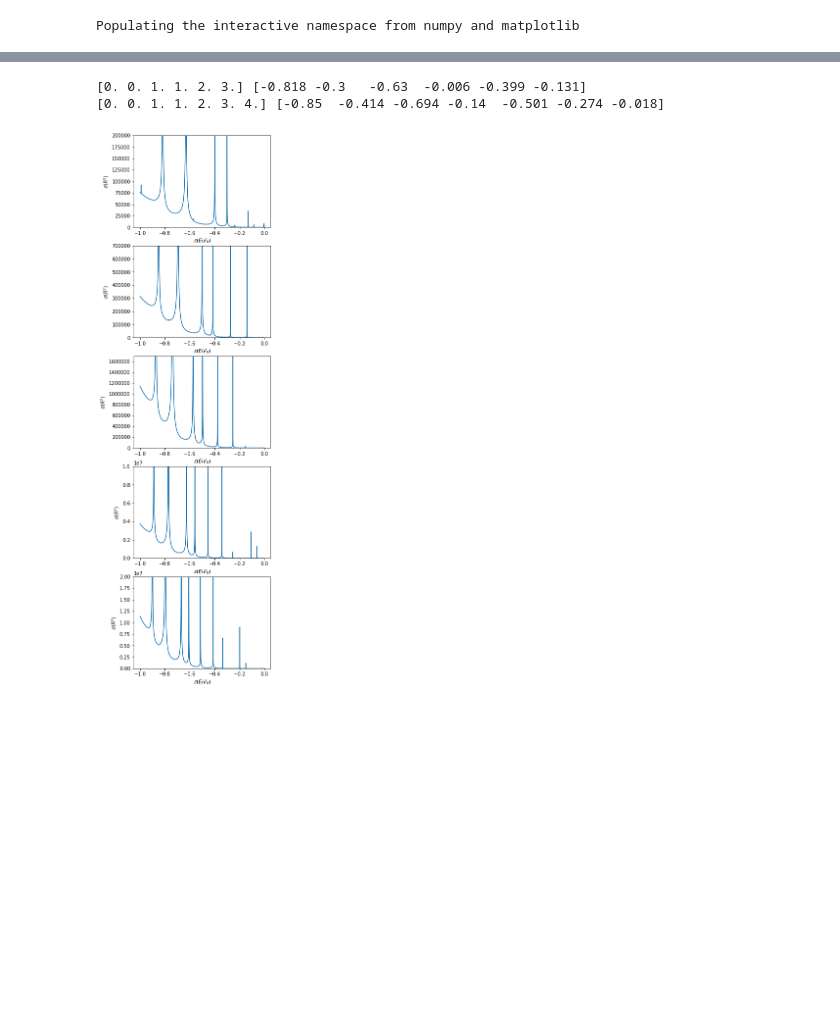
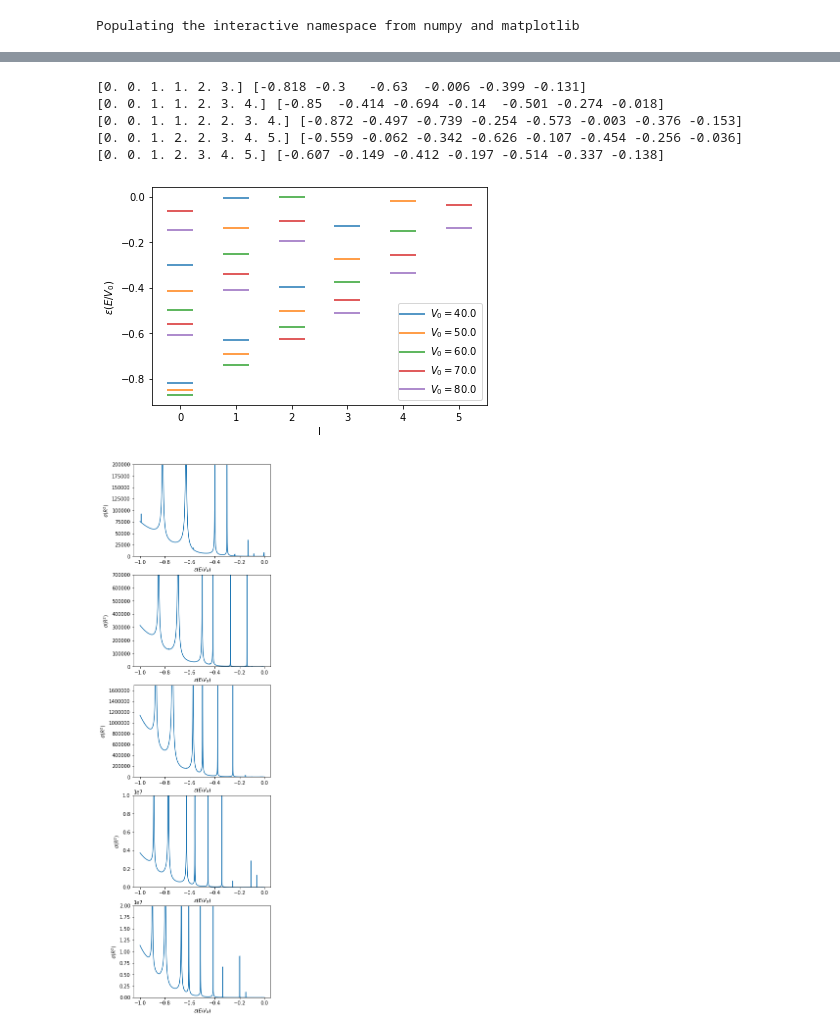
Before and after one commit to SantiagoBeltran/TareaParticulas, a Jupyter notebook: TareaParticulas.ipynb, the cells around one changed output, grey strips where cells are left out. Saved outputs shown, nothing was run; the diff lists cells and outputs as text; code cells hidden in the pictures; blank space fills up the shorter version.

```diff
--- a/TareaParticulas.ipynb
+++ b/TareaParticulas.ipynb
@@ -39,23 +39,27 @@ array([-0.63 , -0.006])
 # %%
 plt.figure()
 rho=np.sqrt(np.arange(40,90,10))
-l=np.arange(0,6,1)
+l=np.arange(0,11,1)
 for i in range(len(rho)):
     y=hallarCeros(continuidad, l[0], rho[i])
     x=np.ones(len(y))*l[0]
     for j in range(1,len(l)):
         a=hallarCeros(continuidad, l[j], rho[i])
         y=np.concatenate((y,a))
         x=np.concatenate((x,np.ones(len(a))*l[j]))
     print(x,y)
     plt.scatter(x,y, s=700, marker="_", label=r"$V_0=${}".format(round(rho[i]**2, 0)))
 plt.legend()
 plt.ylabel(r"$\epsilon(E/V_0)$")
 plt.xlabel("l")
 plt.savefig("estadosLigados.png")
 # %% [output]
 [0. 0. 1. 1. 2. 3.] [-0.818 -0.3   -0.63  -0.006 -0.399 -0.131]
 [0. 0. 1. 1. 2. 3. 4.] [-0.85  -0.414 -0.694 -0.14  -0.501 -0.274 -0.018]
+[0. 0. 1. 1. 2. 2. 3. 4.] [-0.872 -0.497 -0.739 -0.254 -0.573 -0.003 -0.376 -0.153]
+[0. 0. 1. 2. 2. 3. 4. 5.] [-0.559 -0.062 -0.342 -0.626 -0.107 -0.454 -0.256 -0.036]
+[0. 0. 1. 2. 3. 4. 5.] [-0.607 -0.149 -0.412 -0.197 -0.514 -0.337 -0.138]
+[figure, added]
 # %%
 def tanDl(x, l, rho):
     y=rho*np.sqrt(x+1)
```
Also changed, not shown: parts of 7 cells of this notebook.
